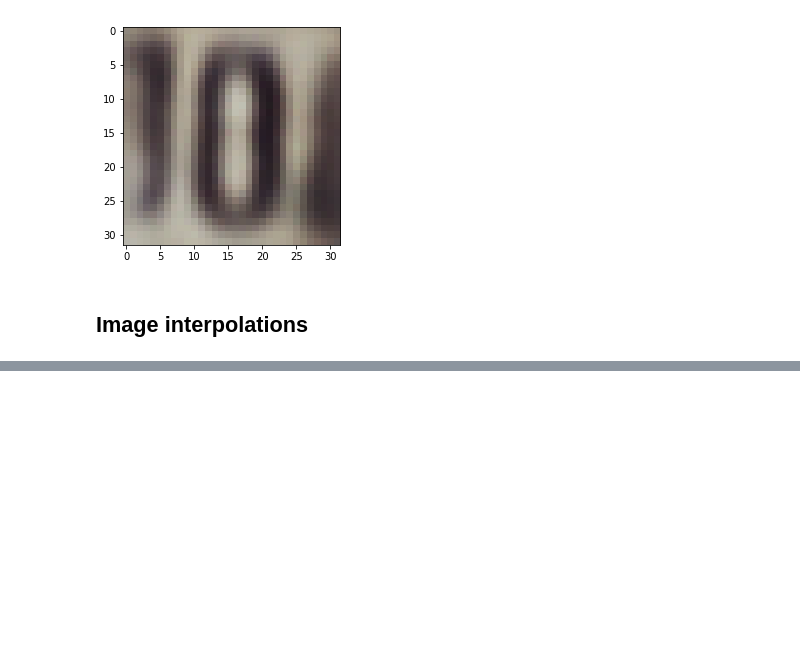
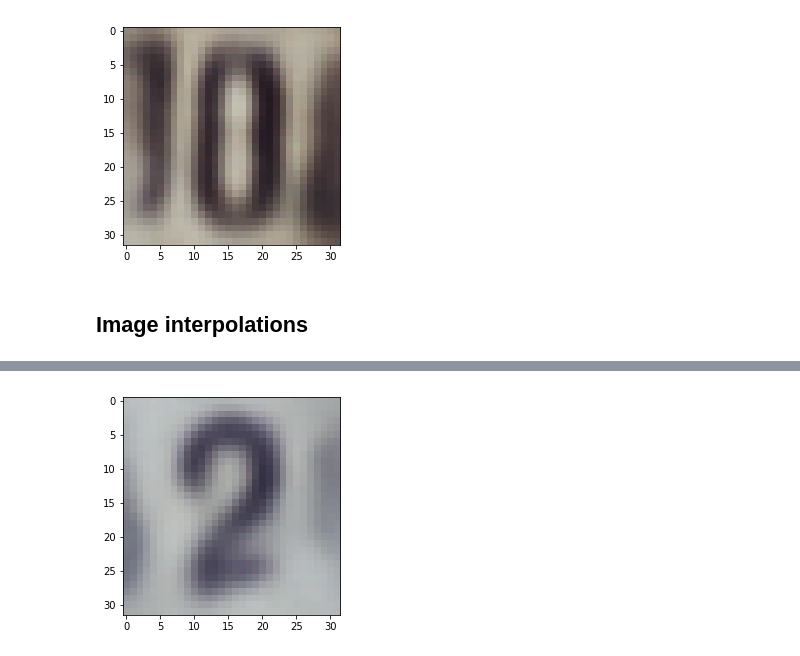
Before and after one commit to PBarde/IFT6135H19_assignment, a Jupyter notebook: assignment3/q3.ipynb, the cells around one changed output, grey strips where cells are left out. Drawn from its saved outputs; the diff is of its cells as text; code cells hidden in the pictures; blank space fills up the shorter version.

```diff
--- a/assignment3/q3.ipynb
+++ b/assignment3/q3.ipynb
@@ -290,0 +296,5 @@ generateImageWithVAE(vae_model, f"{vae_model.type}_manually_improved_image.jpg",
+# %%
+z2 = sampleLatentVariables(vae_model)
+generateImageWithVAE(vae_model, f"{vae_model.type}_z2.jpg", z2, False)
+# %% [output]
+[figure, added]
```
Also changed, not shown: parts of 3 cells of this notebook.
